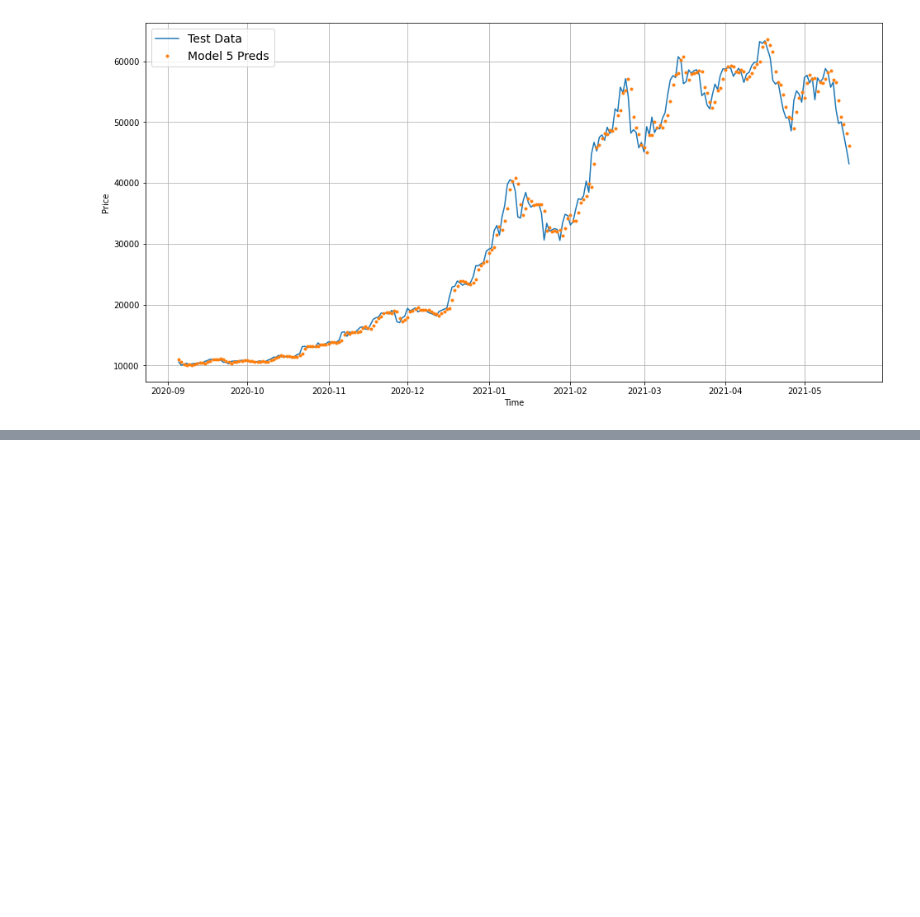
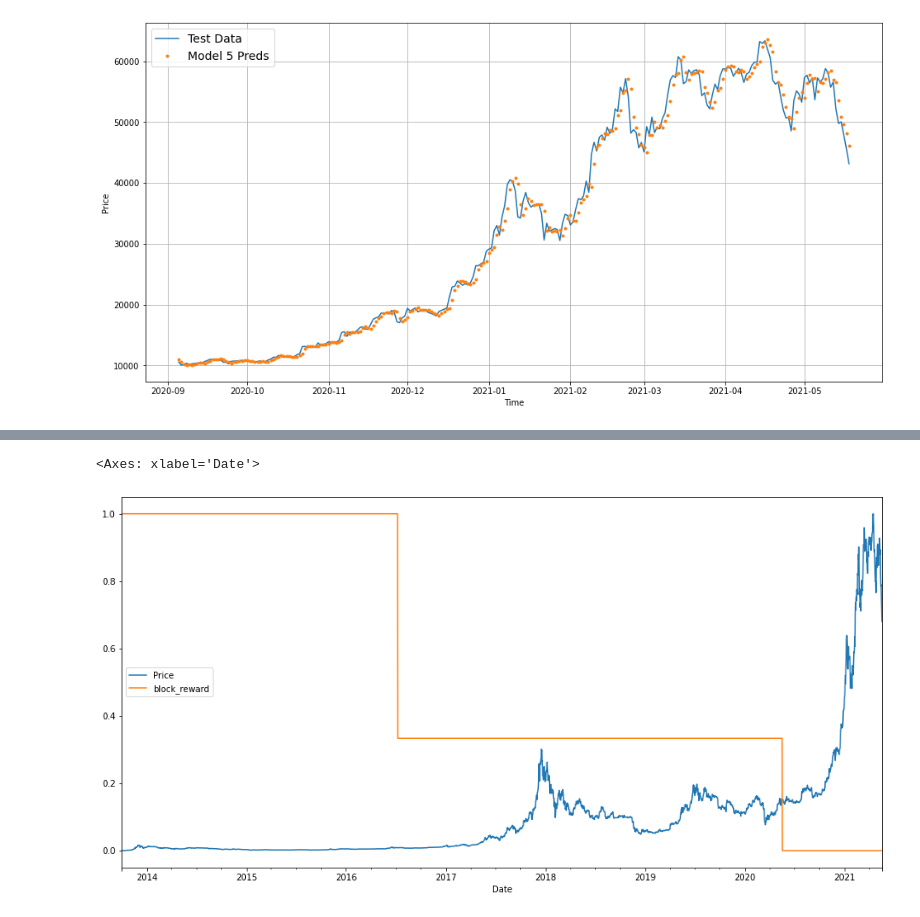
Before and after one commit to sugarbody/Time-Series-Forecasting, a Jupyter notebook: Time_Series_Forecasting.ipynb, the cells around one changed output, grey strips where cells are left out. Saved outputs shown, nothing was run; the diff lists cells and outputs as text; code cells hidden in the pictures; blank space fills up the shorter version.

```diff
--- a/Time_Series_Forecasting.ipynb
+++ b/Time_Series_Forecasting.ipynb
@@ -1072,0 +1087,14 @@ timeSeries_plot(timeSteps=X_test[-len(test_windows):], prices=model_5_preds, sta
+# %%
+block_reward_1 = 50 # 3 January 2009 (Not in our data set we start by 2013 october)
+block_reward_2 = 25 # 8 November 2012
+block_reward_3 = 12.5 # 9 July 2016
+block_reward_4 = 6.25 # 18 May 2020
+
+# Block reward Dates
+block_reward_2_datetime = np.datetime64("2012-11-28")
+block_reward_3_datetime = np.datetime64("2016-07-09")
+block_reward_4_datetime = np.datetime64("2020-05-18")
+# %%
+block_reward_2_days = (block_reward_3_datetime - bitcoin.index[0]).days
+block_reward_3_days = (block_reward_4_datetime - bitcoin.index[0]).days
+block_reward_2_days, block_reward_3_days
@@ -1072,0 +1103,4 @@ timeSeries_plot(timeSteps=X_test[-len(test_windows):], prices=model_5_preds, sta
+# %%
+bitcoin_block = bitcoin.copy()
+bitcoin_block["block_reward"] = None
+bitcoin_block
@@ -1072,0 +1122,4 @@ timeSeries_plot(timeSteps=X_test[-len(test_windows):], prices=model_5_preds, sta
+# %%
+bitcoin_block.iloc[:block_reward_2_days, -1] = block_reward_2
+bitcoin_block.iloc[block_reward_2_days:block_reward_3_days, -1] = block_reward_3
+bitcoin_block.iloc[block_reward_3_days:, -1] = block_reward_4
@@ -1072,0 +1143,10 @@ timeSeries_plot(timeSteps=X_test[-len(test_windows):], prices=model_5_preds, sta
+# %%
+#Adjusting plot scale to plot price over time
+from sklearn.preprocessing import minmax_scale
+scaled_bitcoin = pd.DataFrame(minmax_scale(bitcoin_block[["Price", "block_reward"]]),
+                              columns=bitcoin_block.columns,
+                              index=bitcoin_block.index)
+scaled_bitcoin.plot(figsize=(16, 8))
+# %% [output]
+<Axes: xlabel='Date'>
+[figure, added]
```
Also changed, not shown: parts of 21 cells of this notebook.
